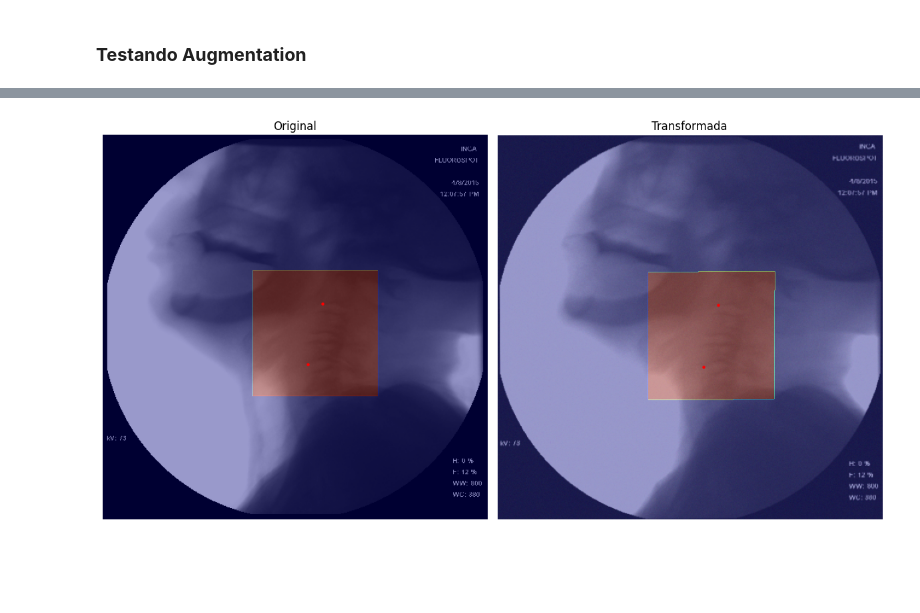
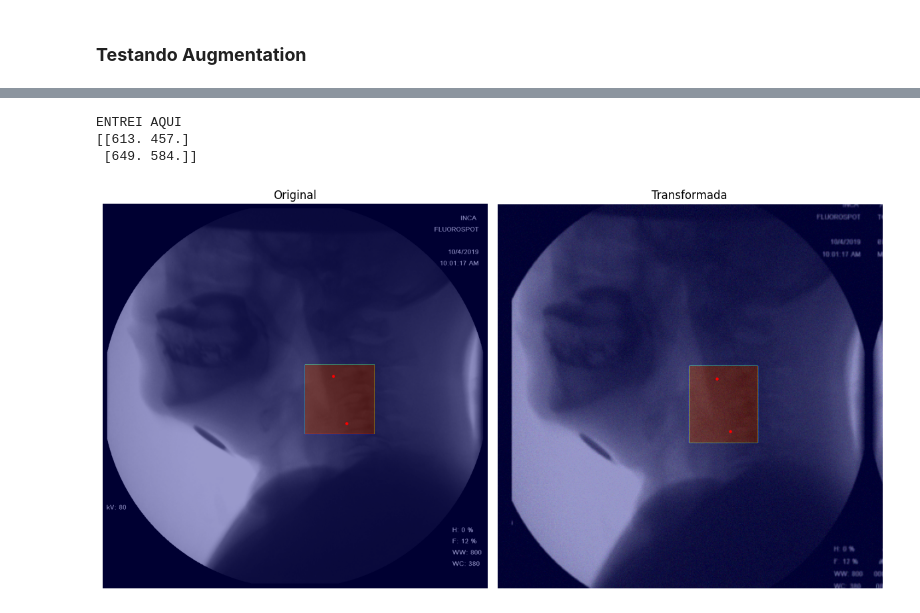
Before and after one commit to Vinicius0300/INF2008_code, a Jupyter notebook: notebook_teste.ipynb, the cells around one changed output, grey strips where cells are left out. Cells and saved outputs as stored; diff of their text form; code cells hidden in the pictures; blank space fills up the shorter version.

```diff
--- a/notebook_teste.ipynb
+++ b/notebook_teste.ipynb
@@ -57,15 +20,0 @@ def generate_roi_from_points(points, img_height, img_width):
-# %%
-def load_points(path: str, filename: str = 'Results.csv') -> np.ndarray:
-        """Carrega e converte os pontos do arquivo CSV."""
-        full_path = path
-        if not os.path.exists(full_path):
-            raise FileNotFoundError(f"Arquivo de pontos não encontrado: {full_path}")
-
-        df = pd.read_csv(full_path)
-        if df.empty:
-            raise ValueError(f"Arquivo de pontos vazio: {full_path}")
-
-        row = df.iloc[0]
-        return get_corners_from_angle(
-            row['BX'], row['BY'], row['Width'], row['Height'], row['Angle']
-        )
@@ -88,11 +70,12 @@ keypoint_params=A.KeypointParams(format='xy', label_fields=['keypoint_labels']),
 )
 
 # Read an image with OpenCV and convert it to the RGB colorspace
-image = cv2.imread(r"C:\Users\viniciuscosta\Documents\Projects\INCA\INF2008_code\data\frames\v1_f82.png")
+image = cv2.imread(r"C:\Users\viniciuscosta\Documents\Projects\INCA\INF2008_code\data\frames\v33_f24.png")
 image = cv2.cvtColor(image, cv2.COLOR_BGR2RGB)
 
-keypoints = load_points(r"C:\Users\viniciuscosta\Documents\Projects\INCA\INF2008_code\data\rotulos\anotacoes-tecgraf\batch-2\VC\v1_f82\Results.csv")
+keypoints = load_points(r"C:\Users\viniciuscosta\Documents\Projects\INCA\INF2008_code\data\rotulos\anotacoes-tecgraf\batch-1\AM\v33_f24\Results.csv")
 keypoint_labels = [0, 1]
+print(keypoints)
 
 mask = np.array(generate_roi_from_points(keypoints, image.shape[0], image.shape[1]))
 mask_labels = [0]
@@ -103,31 +86,34 @@ transformed = transform(image=image,
                         mask_labels=mask_labels,
                         keypoints=keypoints,
                         keypoint_labels=keypoint_labels)
 
 transformed_image = transformed["image"]
 transformed_image = transformed_image.permute(1,2,0)
 
 transformed_keypoint = np.array(transformed["keypoints"])
 transformed_keypoint_labels = transformed["keypoint_labels"]
 
 transformed_mask = transformed['mask']
 transformed_mask_labels = transformed['mask_labels']
 
 fig, ax = plt.subplots(nrows=1, ncols=2, figsize=(12,8))
 
 ax[0].imshow(image)
 ax[0].imshow(mask, cmap="jet", alpha=0.4)   # máscara
 ax[0].scatter(keypoints[:,0], keypoints[:,1], c="r", s=5)
 ax[0].set_title("Original")
 ax[0].axis("off")
 
 ax[1].imshow(transformed_image)
 ax[1].imshow(transformed_mask, cmap="jet", alpha=0.4)   # máscara
 ax[1].scatter(transformed_keypoint[:,0], transformed_keypoint[:,1], c="r", s=5)
 ax[1].set_title("Transformada")
 ax[1].axis("off")
 
 plt.tight_layout()
 plt.show()
 # %% [output]
+ENTREI AQUI
+[[613. 457.]
+ [649. 584.]]
-[figure, old version]
+[figure, new version]
```
Also changed, not shown: parts of 3 cells of this notebook, 5 other files.
